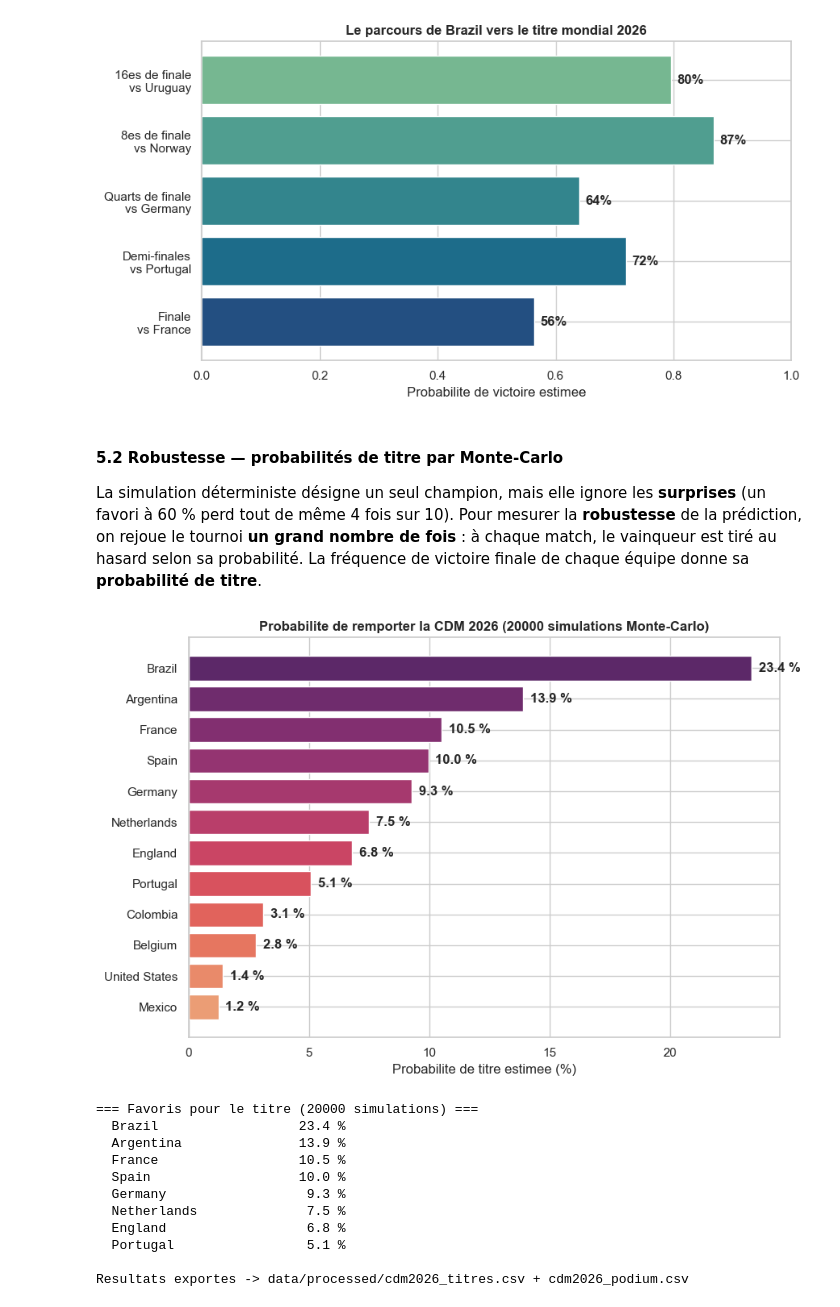
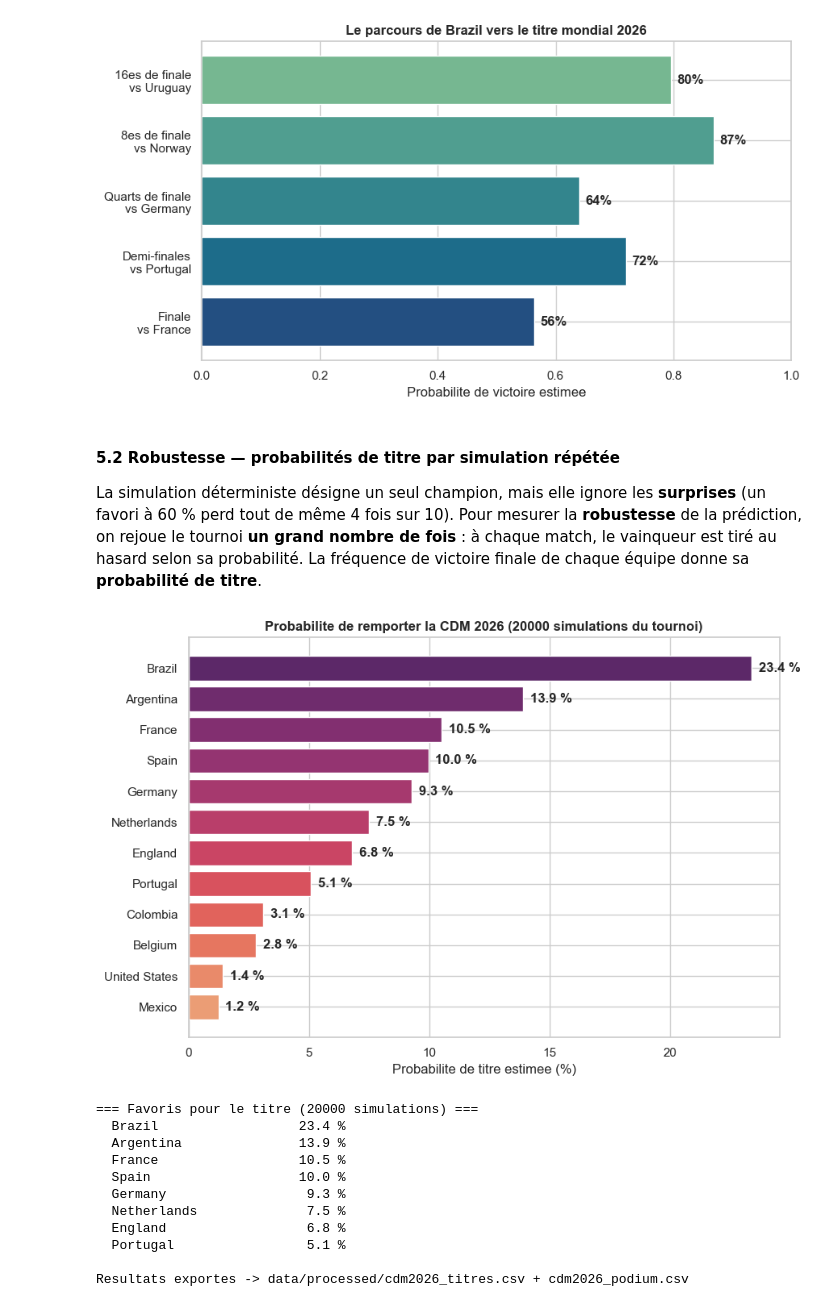
Before and after one commit to Joud04/aptispace-datascience-projet, a Jupyter notebook: notebooks/06_evaluation.ipynb, the cells around one changed output. Saved outputs shown, nothing was run; the diff lists cells and outputs as text; code cells hidden in the pictures.

```diff
--- a/notebooks/06_evaluation.ipynb
+++ b/notebooks/06_evaluation.ipynb
@@ -411,7 +411,7 @@ plt.show()
 # %% [output]
 [figure]
 # %% [markdown]
-#### 5.2 Robustesse — probabilités de titre par Monte-Carlo
+#### 5.2 Robustesse — probabilités de titre par simulation répétée
 
 La simulation déterministe désigne un seul champion, mais elle ignore les **surprises** (un favori à 60 % perd tout de même 4 fois sur 10). Pour mesurer la **robustesse** de la prédiction, on rejoue le tournoi **un grand nombre de fois** : à chaque match, le vainqueur est tiré au hasard selon sa probabilité. La fréquence de victoire finale de chaque équipe donne sa **probabilité de titre**.
 # %%
@@ -434,35 +434,35 @@ def simule(stochastique):
             g[m] = t1 if rng.random() < p else t2
         else:
             g[m] = t1 if p >= 0.5 else t2
     return g[104]
 
 N = 20000
 titres = pd.Series([simule(True) for _ in range(N)]).value_counts() / N
 
 fig, ax = plt.subplots(figsize=(9, 6))
 top = titres.head(12).sort_values()
 ax.barh(top.index, top.values * 100, color=sns.color_palette('flare', len(top)))
 for i, v in enumerate(top.values):
     ax.text(v * 100 + 0.3, i, f'{v*100:.1f} %', va='center', fontweight='bold')
 ax.set_xlabel('Probabilite de titre estimee (%)')
-ax.set_title(f'Probabilite de remporter la CDM 2026 ({N} simulations Monte-Carlo)',
+ax.set_title(f'Probabilite de remporter la CDM 2026 ({N} simulations du tournoi)',
              fontweight='bold')
 fig.tight_layout()
 plt.show()
 
 print(f'=== Favoris pour le titre ({N} simulations) ===')
 for equipe, p in titres.head(8).items():
     print(f'  {equipe:<22s} {p*100:5.1f} %')
 
 # Sauvegarde des resultats pour le notebook 07 (data storytelling / communication).
 titres.rename('proba_titre').to_csv('../data/processed/cdm2026_titres.csv',
                                     header=True, index_label='equipe')
 pd.DataFrame({'position': ['Champion', 'Finaliste', '3e place'],
               'equipe': [champion, finaliste, troisieme]}).to_csv(
     '../data/processed/cdm2026_podium.csv', index=False)
 print('\nResultats exportes -> data/processed/cdm2026_titres.csv + cdm2026_podium.csv')
 # %% [output]
-[figure, old version]
+[figure, new version]
 === Favoris pour le titre (20000 simulations) ===
   Brazil                  23.4 %
   Argentina               13.9 %
```
Also changed, not shown: parts of 1 cell of this notebook, 7 other files.
